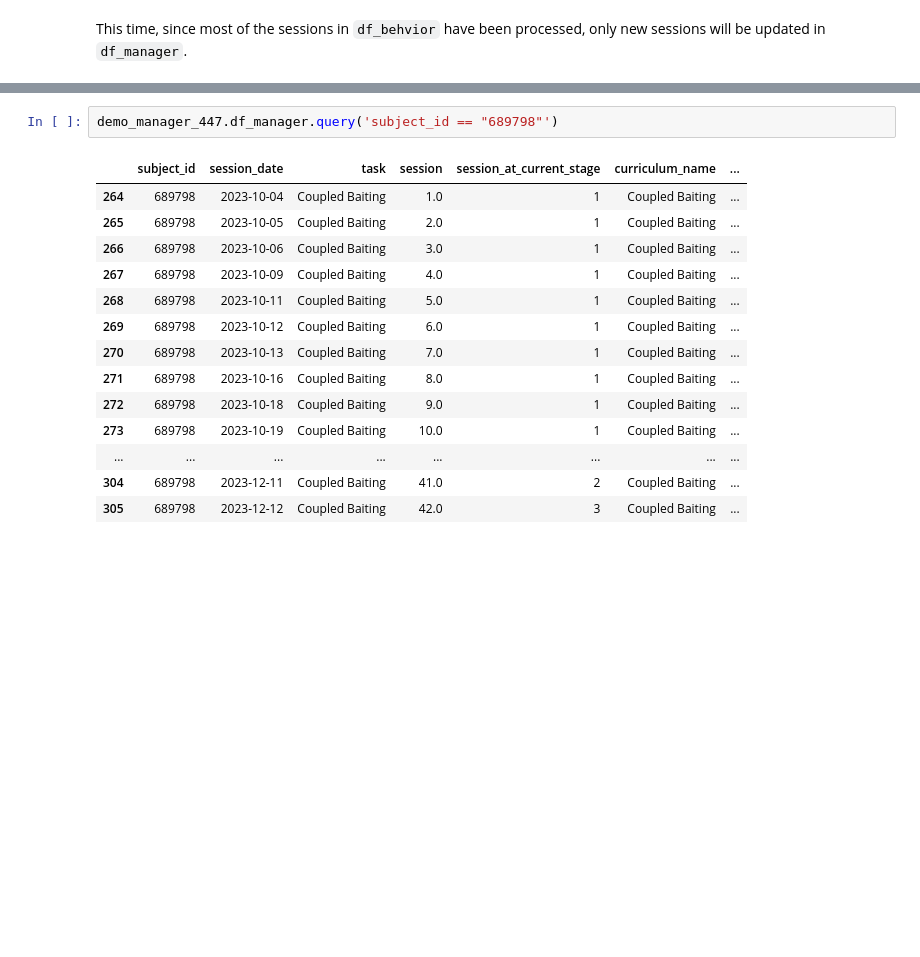
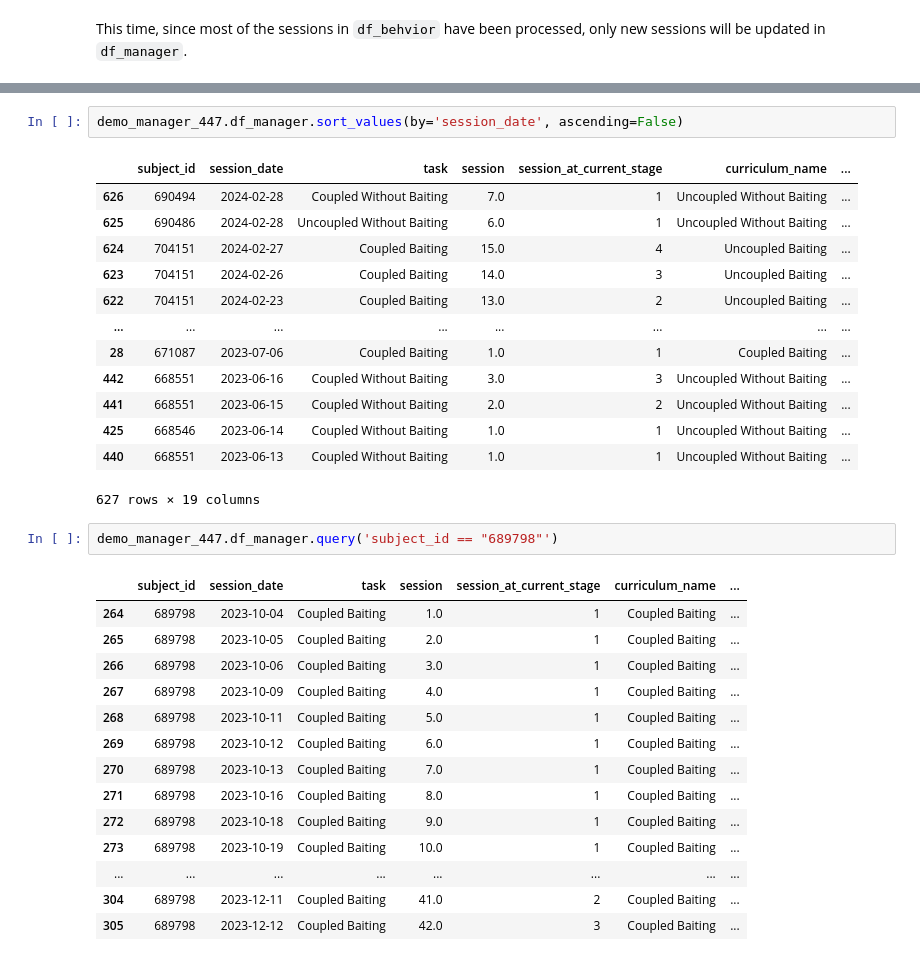
Before and after one commit to AllenNeuralDynamics/aind-foraging-behavior-bonsai-automatic-training, a Jupyter notebook: code/aind_auto_train/demo_auto_train_manager.ipynb, the cells around one changed output, grey strips where cells are left out. Saved outputs shown, nothing was run; the diff lists cells and outputs as text; blank space fills up the shorter version.

```diff
--- a/code/aind_auto_train/demo_auto_train_manager.ipynb
+++ b/code/aind_auto_train/demo_auto_train_manager.ipynb
@@ -163,3 +209,19 @@ demo_manager_447.update()
+# %%
+demo_manager_447.df_manager.sort_values(by='session_date', ascending=False)
+# %% [output]
+|  | subject_id | session_date | task | session | session_at_current_stage | curriculum_name | ... |
+| 626 | 690494 | 2024-02-28 | Coupled Without Baiting | 7.0 | 1 | Uncoupled Without Baiting | ... |
+| 625 | 690486 | 2024-02-28 | Uncoupled Without Baiting | 6.0 | 1 | Uncoupled Without Baiting | ... |
+| 624 | 704151 | 2024-02-27 | Coupled Baiting | 15.0 | 4 | Uncoupled Baiting | ... |
+| 623 | 704151 | 2024-02-26 | Coupled Baiting | 14.0 | 3 | Uncoupled Baiting | ... |
+| 622 | 704151 | 2024-02-23 | Coupled Baiting | 13.0 | 2 | Uncoupled Baiting | ... |
+| ... | ... | ... | ... | ... | ... | ... | ... |
+| 28 | 671087 | 2023-07-06 | Coupled Baiting | 1.0 | 1 | Coupled Baiting | ... |
+| 442 | 668551 | 2023-06-16 | Coupled Without Baiting | 3.0 | 3 | Uncoupled Without Baiting | ... |
+| 441 | 668551 | 2023-06-15 | Coupled Without Baiting | 2.0 | 2 | Uncoupled Without Baiting | ... |
+| 425 | 668546 | 2023-06-14 | Coupled Without Baiting | 1.0 | 1 | Uncoupled Without Baiting | ... |
+| 440 | 668551 | 2023-06-13 | Coupled Without Baiting | 1.0 | 1 | Uncoupled Without Baiting | ... |
+627 rows × 19 columns
 # %%
 demo_manager_447.df_manager.query('subject_id == "689798"')
 # %% [output]
```
Also changed, not shown: parts of 8 cells of this notebook, 1 other file.
